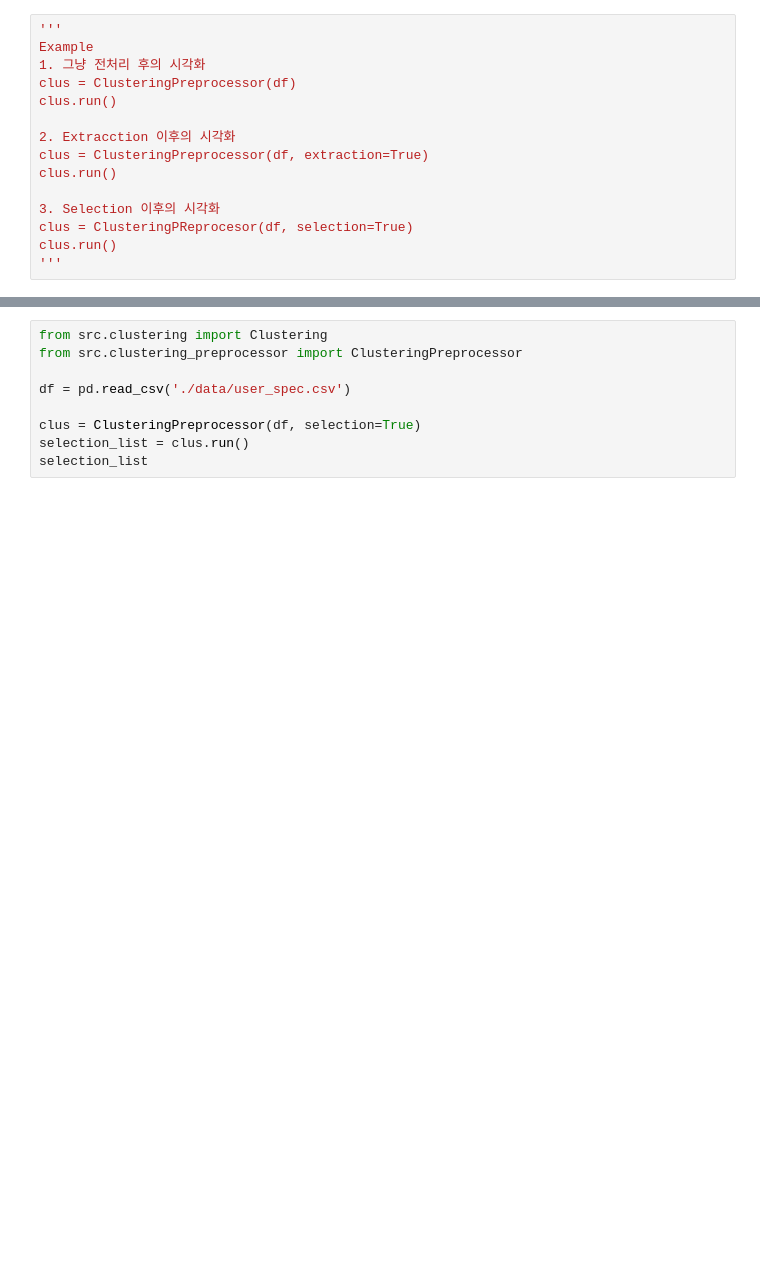
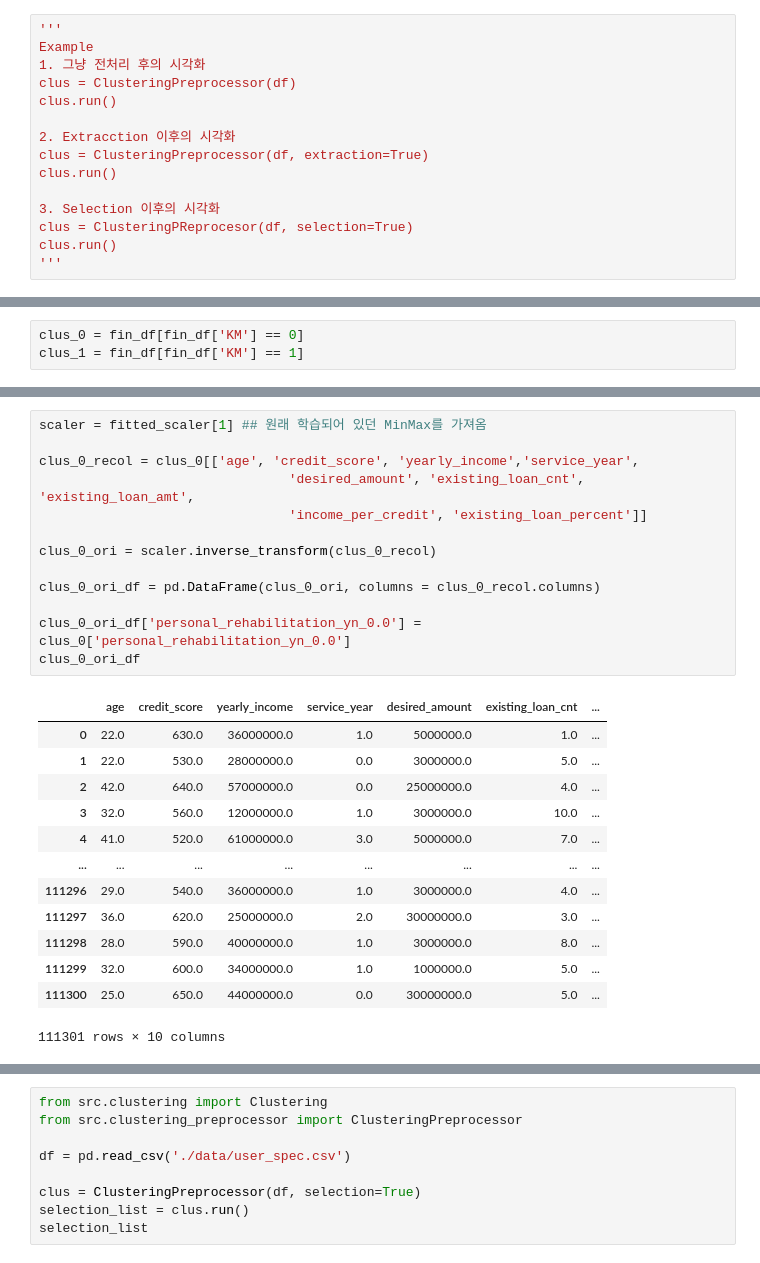
Before and after one commit to paragonyun/2022_bigcontest, a Jupyter notebook: main_test.ipynb, the cells around one changed output, grey strips where cells are left out. Saved outputs shown, nothing was run; the diff lists cells and outputs as text; blank space fills up the shorter version.

```diff
--- a/main_test.ipynb
+++ b/main_test.ipynb
@@ -167,0 +259,3 @@ clus.run()
+# %%
+clus_0 = fin_df[fin_df['KM'] == 0]
+clus_1 = fin_df[fin_df['KM'] == 1]
@@ -167,0 +402,27 @@ clus.run()
+# %%
+scaler = fitted_scaler[1] ## 원래 학습되어 있던 MinMax를 가져옴
+
+clus_0_recol = clus_0[['age', 'credit_score', 'yearly_income','service_year',
+                                'desired_amount', 'existing_loan_cnt', 'existing_loan_amt',
+                                'income_per_credit', 'existing_loan_percent']]
+
+clus_0_ori = scaler.inverse_transform(clus_0_recol)
+
+clus_0_ori_df = pd.DataFrame(clus_0_ori, columns = clus_0_recol.columns)
+
+clus_0_ori_df['personal_rehabilitation_yn_0.0'] = clus_0['personal_rehabilitation_yn_0.0']
+clus_0_ori_df
+# %% [output]
+|  | age | credit_score | yearly_income | service_year | desired_amount | existing_loan_cnt | ... |
+| 0 | 22.0 | 630.0 | 36000000.0 | 1.0 | 5000000.0 | 1.0 | ... |
+| 1 | 22.0 | 530.0 | 28000000.0 | 0.0 | 3000000.0 | 5.0 | ... |
+| 2 | 42.0 | 640.0 | 57000000.0 | 0.0 | 25000000.0 | 4.0 | ... |
+| 3 | 32.0 | 560.0 | 12000000.0 | 1.0 | 3000000.0 | 10.0 | ... |
+| 4 | 41.0 | 520.0 | 61000000.0 | 3.0 | 5000000.0 | 7.0 | ... |
+| ... | ... | ... | ... | ... | ... | ... | ... |
+| 111296 | 29.0 | 540.0 | 36000000.0 | 1.0 | 3000000.0 | 4.0 | ... |
+| 111297 | 36.0 | 620.0 | 25000000.0 | 2.0 | 30000000.0 | 3.0 | ... |
+| 111298 | 28.0 | 590.0 | 40000000.0 | 1.0 | 3000000.0 | 8.0 | ... |
+| 111299 | 32.0 | 600.0 | 34000000.0 | 1.0 | 1000000.0 | 5.0 | ... |
+| 111300 | 25.0 | 650.0 | 44000000.0 | 0.0 | 30000000.0 | 5.0 | ... |
+111301 rows × 10 columns
```
Also changed, not shown: parts of 13 cells of this notebook.
